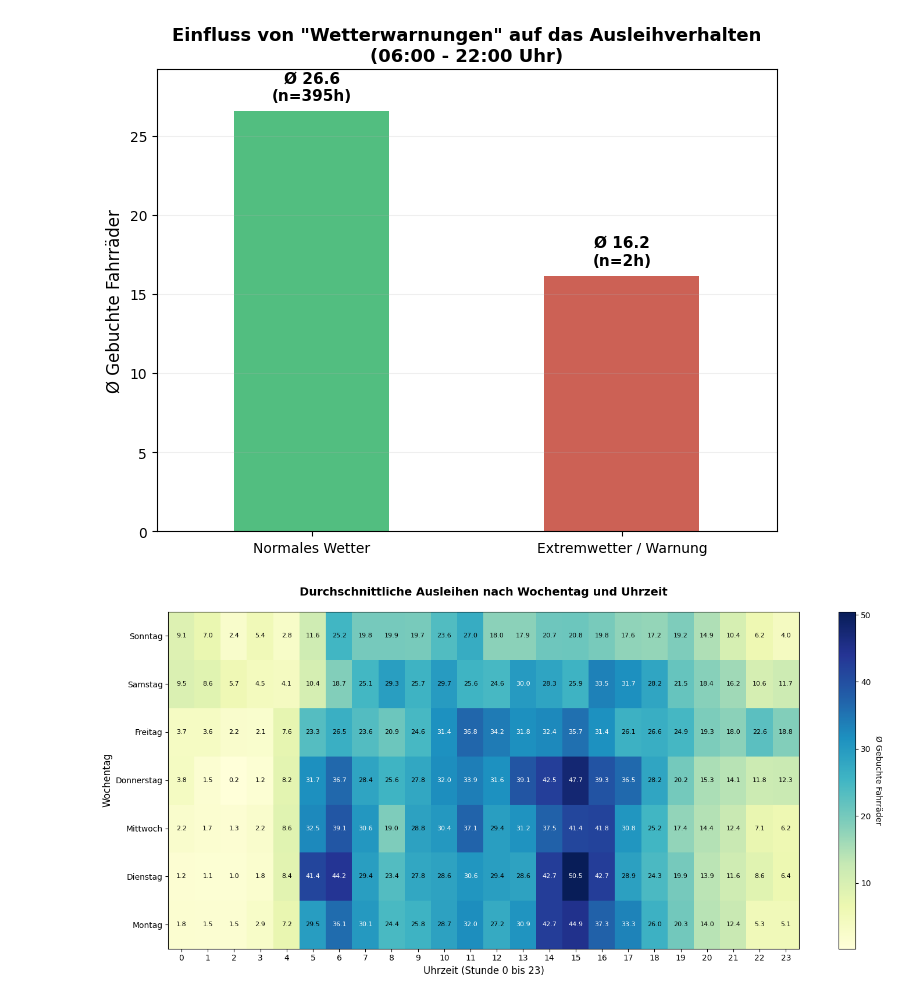
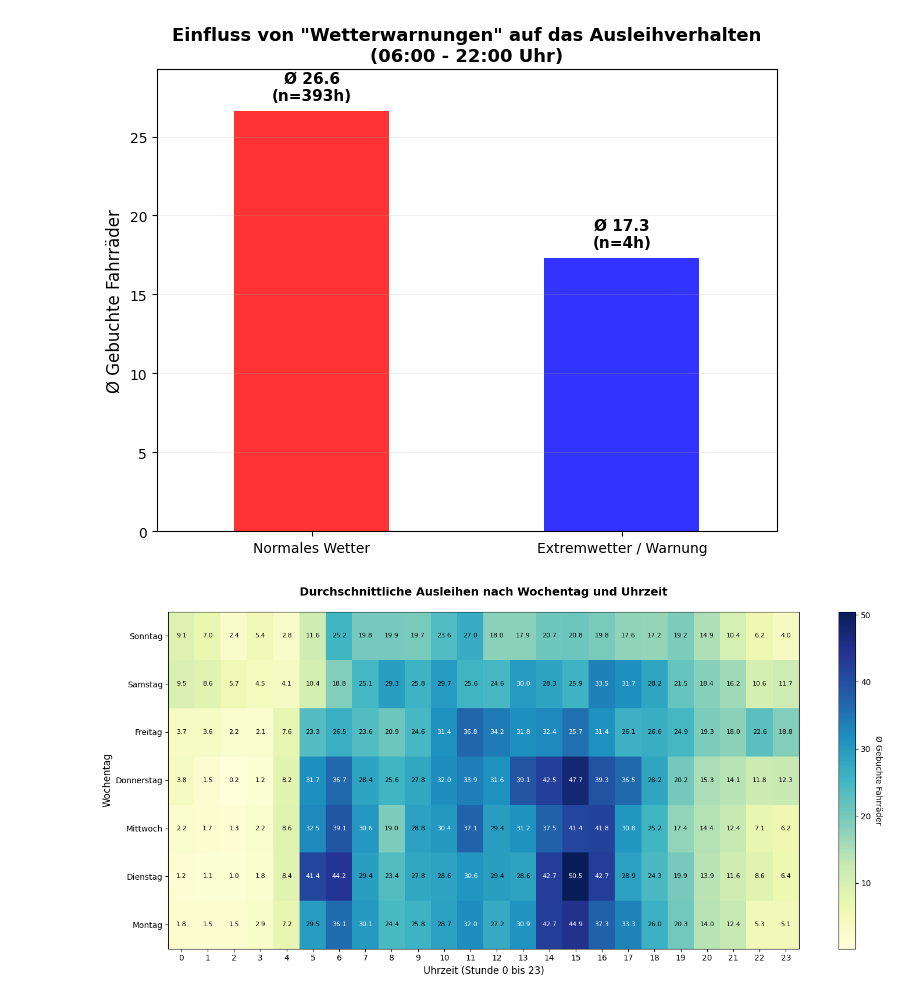
Before and after one commit to MatthiasHofhansl/Nextbike-Daten-vs.-Wetterdaten, a Jupyter notebook: code_new.ipynb, the cells around one changed output. Drawn from its saved outputs; the diff is of its cells as text; code cells hidden in the pictures.

```diff
--- a/code_new.ipynb
+++ b/code_new.ipynb
@@ -87,7 +77,7 @@ def get_weather_data(config):
         params = {
             "latitude": config["LAT"], "longitude": config["LON"],
             "start_date": config["START_DATE"], "end_date": config["END_DATE"],
-            "hourly": ["temperature_2m", "rain", "wind_speed_10m", "relative_humidity_2m", "cloud_cover"],
+            "hourly": ["temperature_2m", "rain", "wind_speed_10m"],
             "timezone": "Europe/Berlin",
         }
         responses = openmeteo.weather_api(config["WEATHER_API_URL"], params=params)
@@ -134,21 +124,6 @@ merged_df = pd.merge_asof(
     direction='nearest'
 )
 
-# 4. day_type Spalte hinzufügen
-def get_day_type(ts):
-    """Bestimmt den Tagestyp basierend auf Datum."""
-    date_str = ts.strftime('%Y-%m-%d')
-    if date_str in HOLIDAYS:
-        return 'Ferien'
-    elif ts.weekday() >= 5:
-        return 'Wochenende'
-    else:
-        return 'Wochentag'
-
-merged_df['day_type'] = merged_df['timestamp'].apply(get_day_type)
-day_types = ['Wochentag', 'Wochenende', 'Ferien']
-colors = {'Wochentag': '#1f77b4', 'Wochenende': '#ff7f0e', 'Ferien': '#d62728'}
-
 print("Setup abgeschlossen. 'merged_df' steht für Analysen bereit.")
 # %% [output]
 Starte Setup...
@@ -227,36 +204,36 @@ plt.show()
 # %%
-# ANALYSE 3: Einfluss von extremen Wetterereignissen (Warnungs-Proxy)
+# ANALYSE 3: Einfluss von extremen Wetterereignissen
 
 # 1. Definition der Extremereignisse (Schwellenwerte für "Warnungen")
 merged_df['is_extreme'] = (
-    (merged_df['rain'] > 3) |                # Starkregen (> 3mm/h)
-    (merged_df['wind_speed_10m'] > 35) |       # Starker Wind / Sturm (> 35km/h)
-    ((merged_df['temperature_2m'] < 1) & (merged_df['rain'] > 0)) # Glatteis-Gefahr
+    (merged_df['rain'] > 3) |
+    (merged_df['wind_speed_10m'] > 30) |
+    ((merged_df['temperature_2m'] < 1) & (merged_df['rain'] > 0))
 )
 
 # 2. Vergleich: Durchschnittliche Nutzung bei Extremwetter vs. Normal
 core_hours = merged_df[(merged_df['timestamp'].dt.hour >= 6) & (merged_df['timestamp'].dt.hour <= 22)].copy()
 
-# Statistik berechnen: Mittelwert UND Anzahl n
+# Statistiken berechnen: Mittelwert und Anzahl der Stunden
 extreme_stats = core_hours.groupby('is_extreme')['booked_bikes'].agg(['mean', 'count'])
 extreme_stats.index = ['Normales Wetter', 'Extremwetter / Warnung']
 
 # 3. Plotten
 plt.figure(figsize=(8, 6))
-ax = extreme_stats['mean'].plot(kind='bar', color=['#27ae60', '#c0392b'], alpha=0.8)
+ax = extreme_stats['mean'].plot(kind='bar', color=['#FF0000', '#0000FF'], alpha=0.8)
 
 plt.title('Einfluss von "Wetterwarnungen" auf das Ausleihverhalten\n(06:00 - 22:00 Uhr)', fontsize=13, fontweight='bold')
 plt.ylabel('Ø Gebuchte Fahrräder', fontsize=12)
 plt.xticks(rotation=0)
 
 # Beschriftung der Säulen mit Ø und Fallzahl n
 for i, (idx, row) in enumerate(extreme_stats.iterrows()):
     plt.text(i, row['mean'] + 0.5, f"Ø {row['mean']:.1f}\n(n={int(row['count'])}h)",
              ha='center', va='bottom', fontsize=11, fontweight='bold')
 
-plt.ylim(0, extreme_stats['mean'].max() * 1.1) # Etwas mehr Platz nach oben für die n-Beschriftung
+plt.ylim(0, extreme_stats['mean'].max() * 1.1)
 plt.grid(axis='y', alpha=0.2)
 plt.show()
 # %% [output]
-[figure, old version]
+[figure, new version]
 # %%
```
Also changed, not shown: parts of 9 cells of this notebook, 2 other files.
